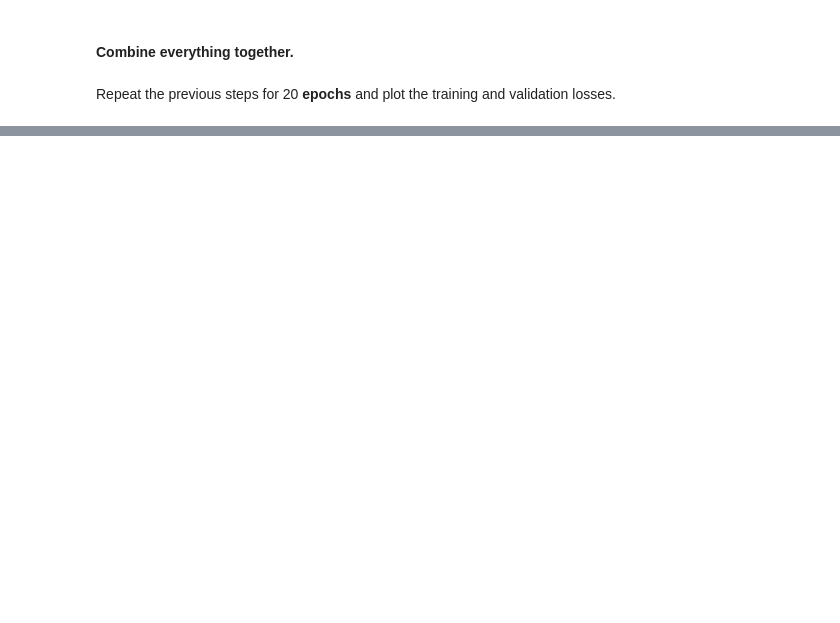
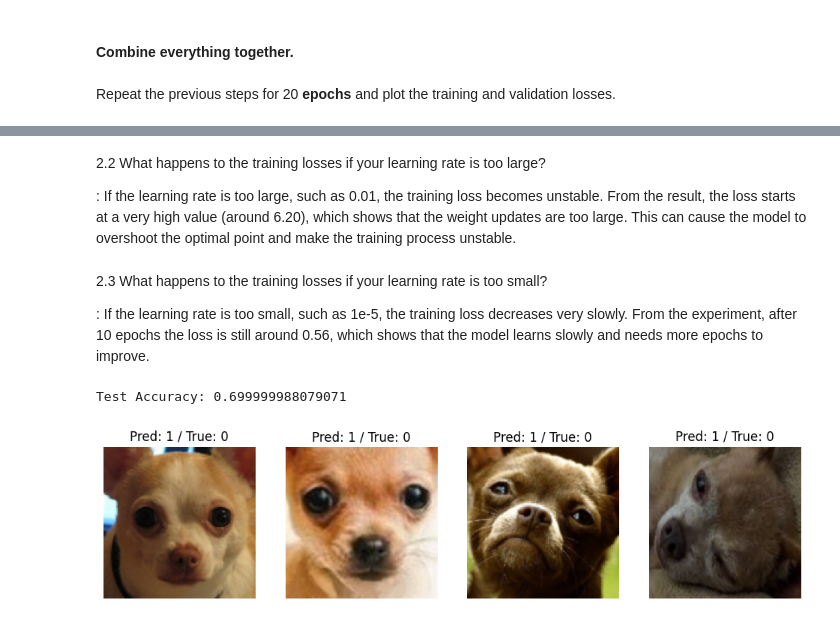
Before and after one commit to lwa01/229352-STAT-LEARING-FOR-DATA-SCI-2, a Jupyter notebook: Lab09_Neural_Networks.ipynb, the cells around one changed output, grey strips where cells are left out. Saved outputs shown, nothing was run; the diff lists cells and outputs as text; code cells hidden in the pictures; blank space fills up the shorter version.

```diff
--- a/Lab09_Neural_Networks.ipynb
+++ b/Lab09_Neural_Networks.ipynb
@@ -292,12 +292,3 @@ In this exercise, we will add more layers to our classification model.
 3. After finish training your model. Make the predictions on the test set and compute the accuracy. You may use the provided code below.
 
 4. Use `plt.imshow()` to display at least four images that are incorrectly classified by this model.
-# %%
-# Use this code to calculate test accuracy
-with torch.no_grad():
-  test_batches = iter(test_loader)
-  X, y = next(test_batches)
-  y_hat = model(X)
-  y_hat = y_hat[:, 0]
-  y_hat = (y_hat > 0.5).float()  # the predictions
-  ##TODO: compute accuracy
@@ -303,0 +370,60 @@ with torch.no_grad():
+# %% [markdown]
+2.2 What happens to the training losses if your learning rate is too large?
+
+: If the learning rate is too large, such as 0.01, the training loss becomes unstable. From the result, the loss starts at a very high value (around 6.20), which shows that the weight updates are too large. This can cause the model to overshoot the optimal point and make the training process unstable.
+# %% [markdown]
+2.3 What happens to the training losses if your learning rate is too small?
+
+: If the learning rate is too small, such as 1e-5, the training loss decreases very slowly. From the experiment, after 10 epochs the loss is still around 0.56, which shows that the model learns slowly and needs more epochs to improve.
+# %%
+# 3. After finish training your model. Make the predictions on the test set and compute the accuracy.
+model.eval()
+
+with torch.no_grad():
+    test_batches = iter(test_loader)
+    X, y = next(test_batches)
+
+    outputs = model(X)
+    _, preds = torch.max(outputs, 1)
+
+    accuracy = (preds == y).float().mean()
+    print("Test Accuracy:", accuracy.item())
+# %% [output]
+Test Accuracy: 0.699999988079071
+# %%
+# 4. Use plt.imshow() to display at least four images that are incorrectly classified by this model.
+wrong_images = []
+wrong_preds = []
+wrong_labels = []
+
+model.eval()
+
+with torch.no_grad():
+    for X, y in test_loader:
+        outputs = model(X)
+        _, preds = torch.max(outputs, 1)
+
+        for i in range(len(y)):
+            if preds[i] != y[i]:
+                wrong_images.append(X[i])
+                wrong_preds.append(preds[i])
+                wrong_labels.append(y[i])
+
+            if len(wrong_images) >= 4:
+                break
+
+        if len(wrong_images) >= 4:
+            break
+# %%
+plt.figure(figsize=(12,4))
+
+for i in range(4):
+    img = wrong_images[i].numpy().transpose(1,2,0)
+    plt.subplot(1,4,i+1)
+    plt.imshow(img)
+    plt.title(f"Pred: {int(wrong_preds[i])} / True: {int(wrong_labels[i])}")
+    plt.axis("off")
+
+plt.show()
+# %% [output]
+[figure, added]
```
Also changed, not shown: parts of 8 cells of this notebook.
